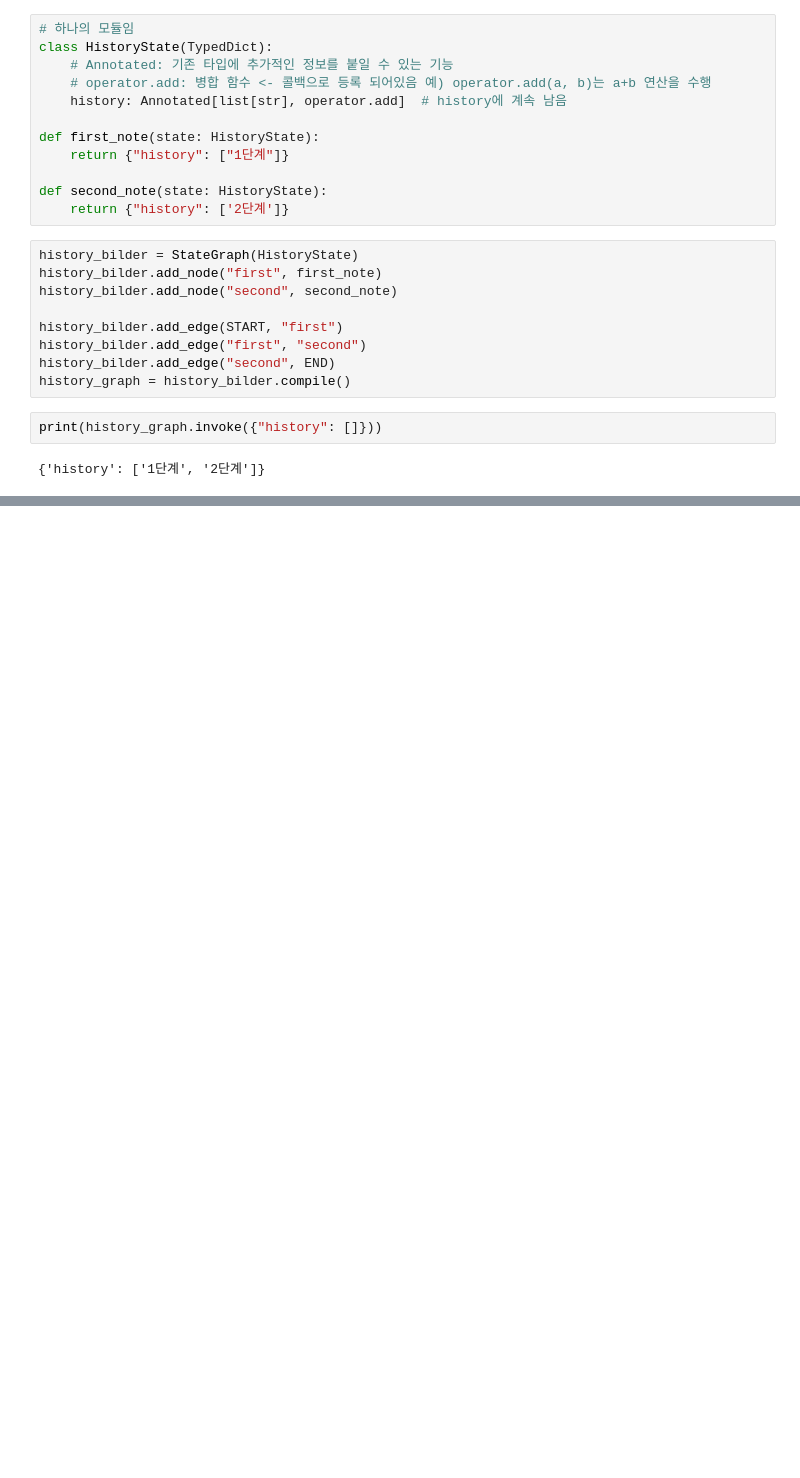
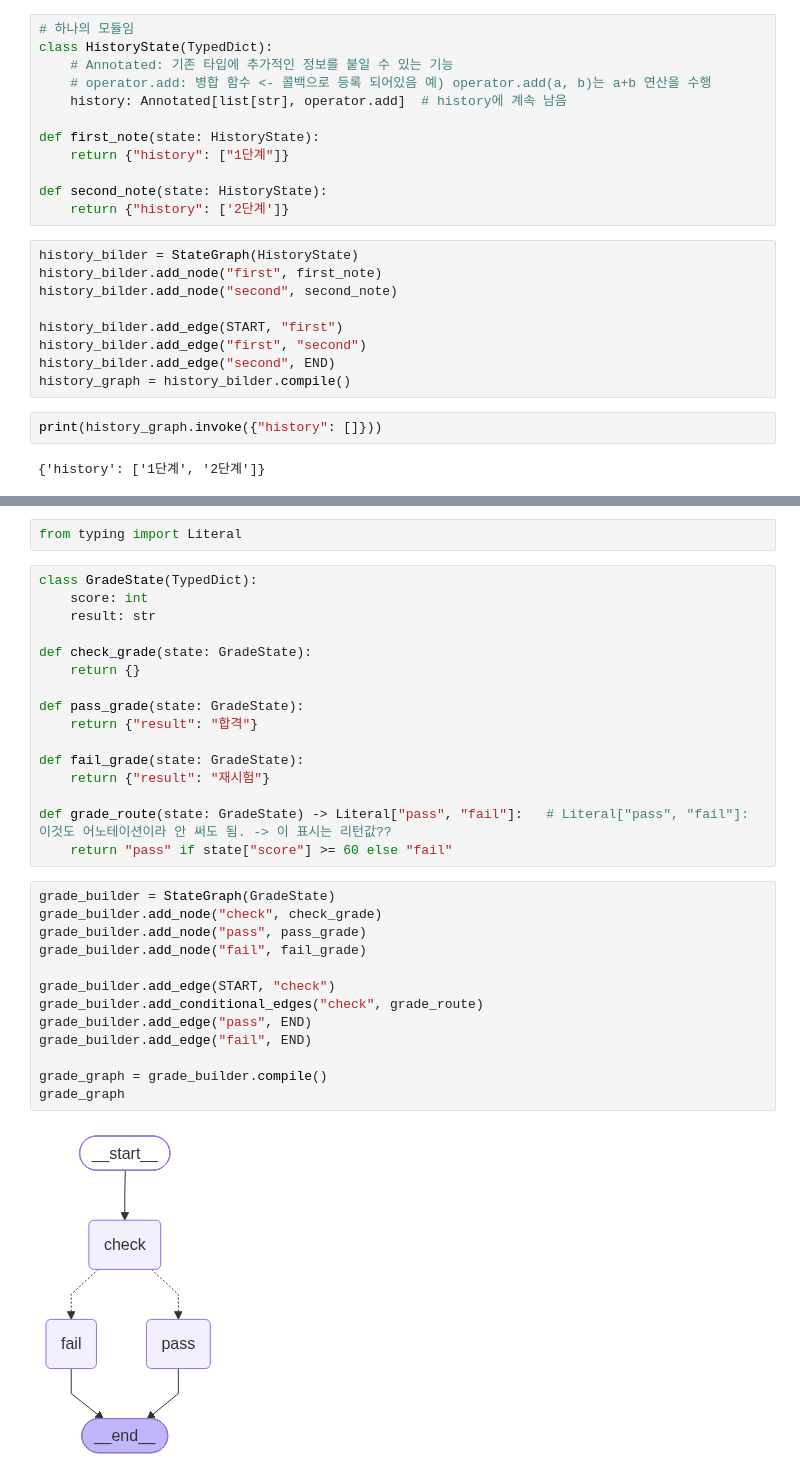
Before and after one commit to kjalh/14_Agent, a Jupyter notebook: 01_AI_Agent.ipynb, the cells around one changed output, grey strips where cells are left out. Drawn from its saved outputs; the diff is of its cells as text; blank space fills up the shorter version.

```diff
--- a/01_AI_Agent.ipynb
+++ b/01_AI_Agent.ipynb
@@ -179,0 +182,33 @@ print(history_graph.invoke({"history": []}))
+# %%
+from typing import Literal
+# %%
+class GradeState(TypedDict):
+    score: int
+    result: str
+
+def check_grade(state: GradeState):
+    return {}
+
+def pass_grade(state: GradeState):
+    return {"result": "합격"}
+
+def fail_grade(state: GradeState):
+    return {"result": "재시험"}
+
+def grade_route(state: GradeState) -> Literal["pass", "fail"]:   # Literal["pass", "fail"]: 이것도 어노테이션이라 안 써도 됨. -> 이 표시는 리턴값??
+    return "pass" if state["score"] >= 60 else "fail"
+# %%
+grade_builder = StateGraph(GradeState)
+grade_builder.add_node("check", check_grade)
+grade_builder.add_node("pass", pass_grade)
+grade_builder.add_node("fail", fail_grade)
+
+grade_builder.add_edge(START, "check")
+grade_builder.add_conditional_edges("check", grade_route)
+grade_builder.add_edge("pass", END)
+grade_builder.add_edge("fail", END)
+
+grade_graph = grade_builder.compile()
+grade_graph
+# %% [output]
+[figure, added]
```
Also changed, not shown: parts of 17 cells of this notebook, 2 other files.
